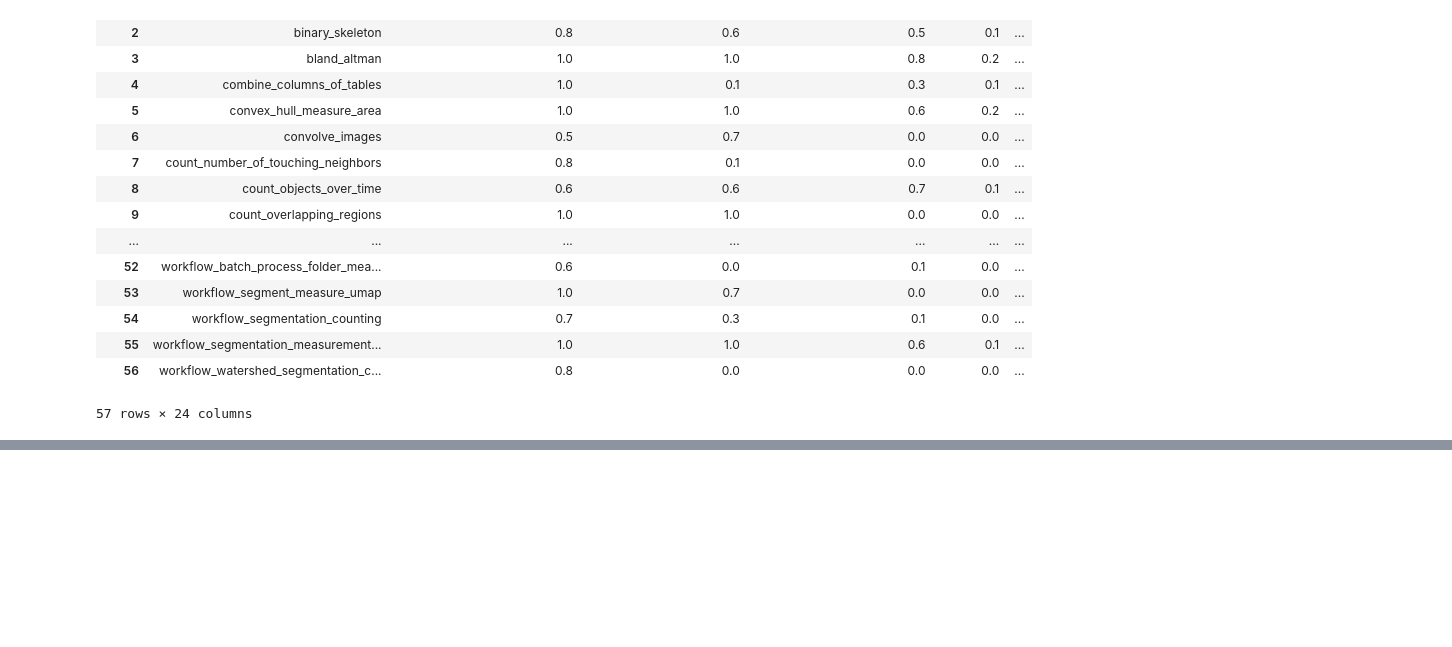
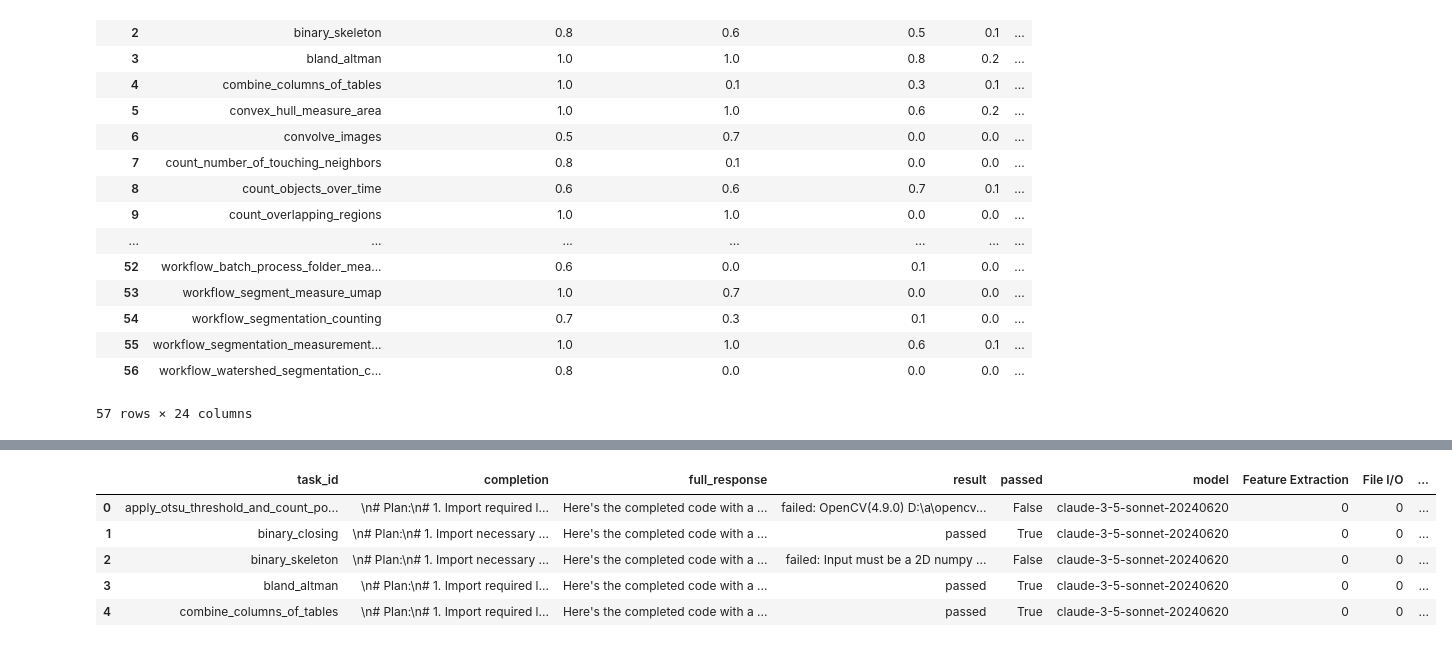
Before and after one commit to haesleinhuepf/human-eval-bia, a Jupyter notebook: demo/summarize_by_case.ipynb, the cells around one changed output, grey strips where cells are left out. Saved outputs shown, nothing was run; the diff lists cells and outputs as text; code cells hidden in the pictures; blank space fills up the shorter version.

```diff
--- a/demo/summarize_by_case.ipynb
+++ b/demo/summarize_by_case.ipynb
@@ -111,7 +83,0 @@ functions_by_category
-# %%
-#swap key values in dict so list of values become keys and keys are values
-function_category_swapped = {}
-for category, functions in functions_by_category.items():
-    for function in functions:
-        function_category_swapped[function] = category
-function_category_swapped
@@ -156,3 +83,0 @@ Name: task_id, dtype: int64
-# %%
-df['category'] = df['task_id'].apply(lambda x: function_category_swapped.get(x, 'NA'))
-df.category
@@ -239,0 +167,13 @@ with open("model_order.txt", 'w') as f:
+# %%
+
+#swap key values in dict so list of values become keys and keys are values
+function_category = {}
+for category, functions in functions_by_category.items():
+    for function in functions:
+        function_category[function] = category
+
+#ensure all functions are in the dict
+for function in df['task_id'].unique():
+    if function not in function_category:
+        raise Exception(f"Function {function} not in functions_by_category")
+function_category
@@ -239,0 +198,12 @@ with open("model_order.txt", 'w') as f:
+# %%
+#create a column for each category and have value as 1 or 0 if the function is in that category
+for category in functions_by_category.keys():
+    df[category] = [1 if function in functions_by_category[category] else 0 for function in df['task_id']]
+df.head()
+# %% [output]
+|  | task_id | completion | full_response | result | passed | model | Feature Extraction | File I/O | ... |
+| 0 | apply_otsu_threshold_and_count_po... | \n# Plan:\n# 1. Import required l... | Here's the completed code with a ... | failed: OpenCV(4.9.0) D:\a\opencv... | False | claude-3-5-sonnet-20240620 | 0 | 0 | ... |
+| 1 | binary_closing | \n# Plan:\n# 1. Import necessary ... | Here's the completed code with a ... | passed | True | claude-3-5-sonnet-20240620 | 0 | 0 | ... |
+| 2 | binary_skeleton | \n# Plan:\n# 1. Import necessary ... | Here's the completed code with a ... | failed: Input must be a 2D numpy ... | False | claude-3-5-sonnet-20240620 | 0 | 0 | ... |
+| 3 | bland_altman | \n# Plan:\n# 1. Import required l... | Here's the completed code with a ... | passed | True | claude-3-5-sonnet-20240620 | 0 | 0 | ... |
+| 4 | combine_columns_of_tables | \n# Plan:\n# 1. Import required l... | Here's the completed code with a ... | passed | True | claude-3-5-sonnet-20240620 | 0 | 0 | ... |
```
Also changed, not shown: parts of 13 cells of this notebook, 3 other files.
